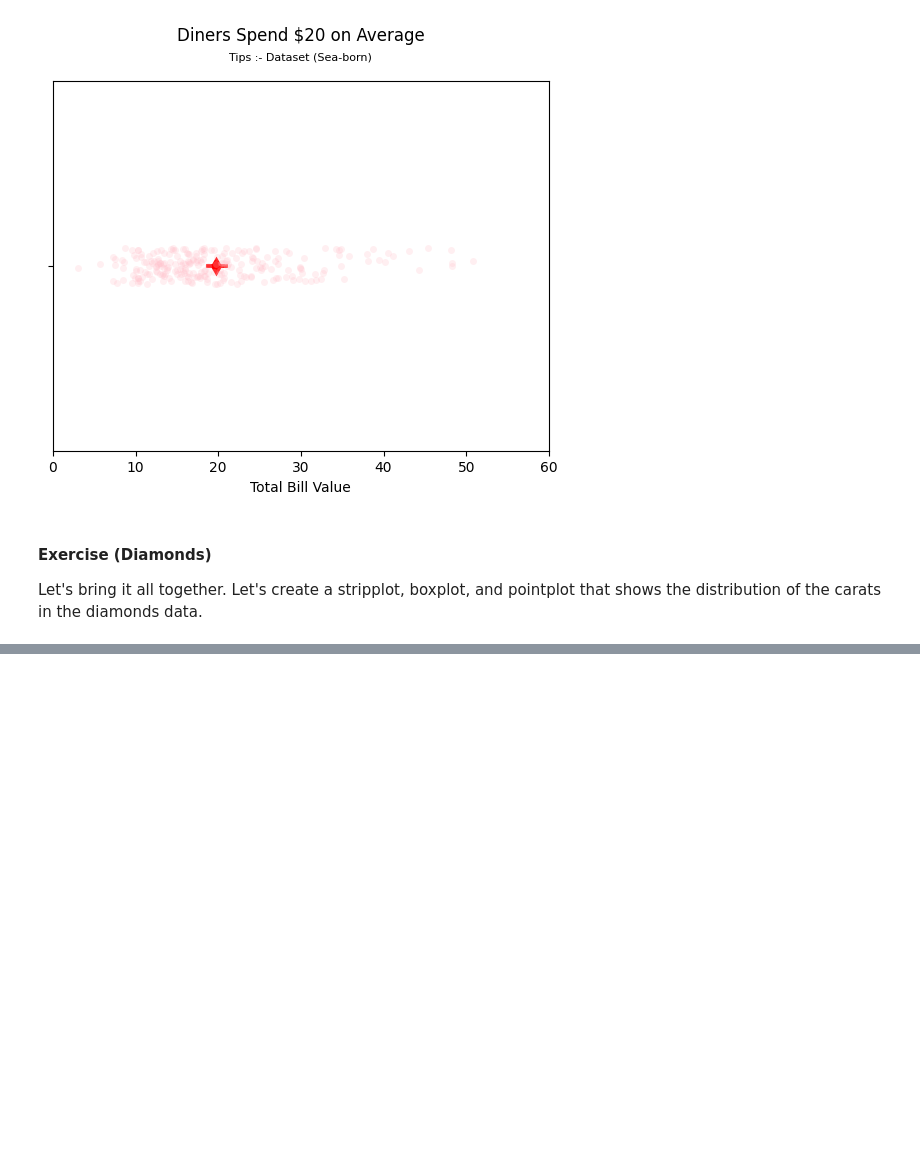
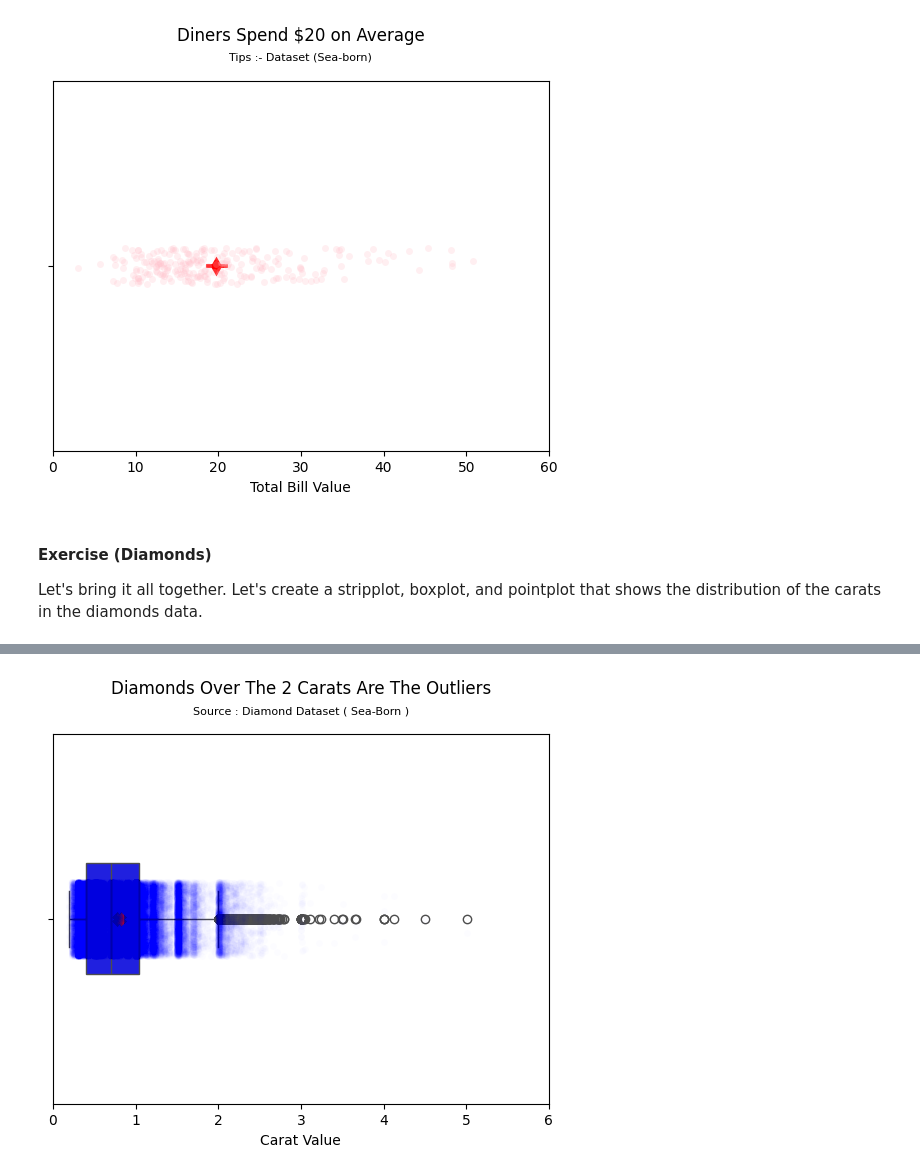
Before and after one commit to Manversajjad/Data_visualization_Seaborn, a Jupyter notebook: EDA+Python+Stub.ipynb, the cells around one changed output, grey strips where cells are left out. Cells and saved outputs as stored; diff of their text form; code cells hidden in the pictures; blank space fills up the shorter version.

```diff
--- a/EDA+Python+Stub.ipynb
+++ b/EDA+Python+Stub.ipynb
@@ -417,0 +426,4 @@ Let's bring it all together. Let's create a stripplot, boxplot, and pointplot th
+# %%
+# Importing the data of Diamonds Dataset
+Diamond_data = sns.load_dataset('diamonds')
+Diamond_data.head()
@@ -417,0 +437,58 @@ Let's bring it all together. Let's create a stripplot, boxplot, and pointplot th
+# %%
+# Strip-Plot plotting using matplot-lib
+# ploting_data.text(xlabel='Carat Value', ylabel='Distribution Value', s='The Carat value Distribution Using Strip-Plot')
+
+
+
+
+import seaborn as sns
+import matplotlib.pyplot as plt
+import numpy as np
+
+# Assuming Diamond_data is your dataset
+# Strip plot
+strip_plot = sns.stripplot(data=Diamond_data, x='carat', jitter=0.1, alpha=0.01, color='blue')
+
+# Box plot (use the same axis as the strip plot)
+sns.boxplot(data=Diamond_data, x='carat', color='blue', ax=plt.gca(), width=0.3)
+
+# Setting the Alignment of the text and designing the Interface
+strip_plot.text(
+
+                x = 0.5,
+                y = 1.1,
+                s = 'Diamonds Over The 2 Carats Are The Outliers',
+                va = 'bottom',
+                ha = 'center',
+                fontsize = 12,
+                transform = strip_plot.transAxes
+
+
+)
+
+# Setting the Alignment of the text and designing the Interface
+strip_plot.text(
+
+                x = 0.5,
+                y = 1.05,
+                s = 'Source : Diamond Dataset ( Sea-Born )',
+                va = 'bottom',
+                ha = 'center',
+                fontsize = 8,
+                transform = strip_plot.transAxes
+
+
+)
+
+
+# Point plot (use the same axis as well)
+sns.pointplot(data=Diamond_data, x='carat', estimator=np.mean, color='red', markers="X", ax=plt.gca())
+
+# Adjust labels and limits
+plt.xlabel('Carat Value')
+plt.xlim(0, 6)
+
+# Show the plot
+plt.show()
+# %% [output]
+[figure, added]
```
Also changed, not shown: parts of 3 cells of this notebook.
